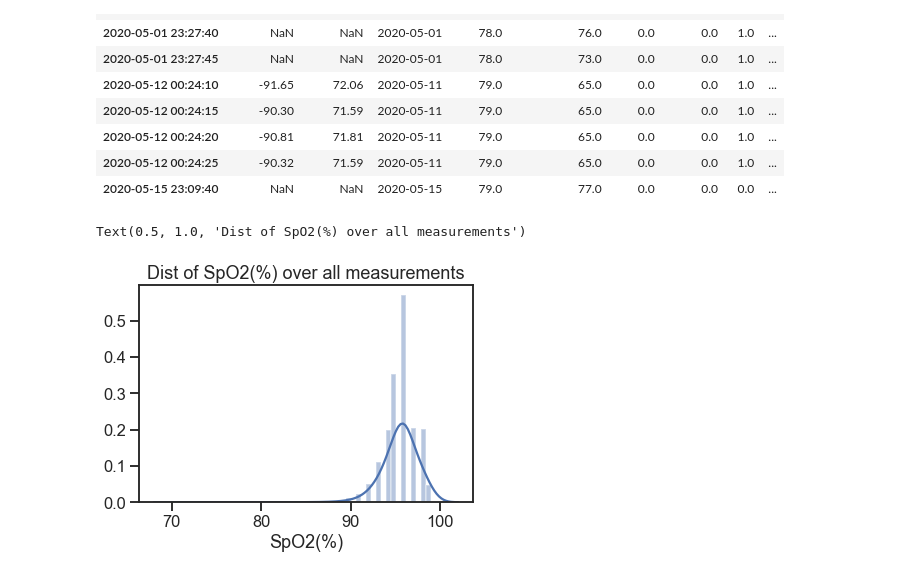
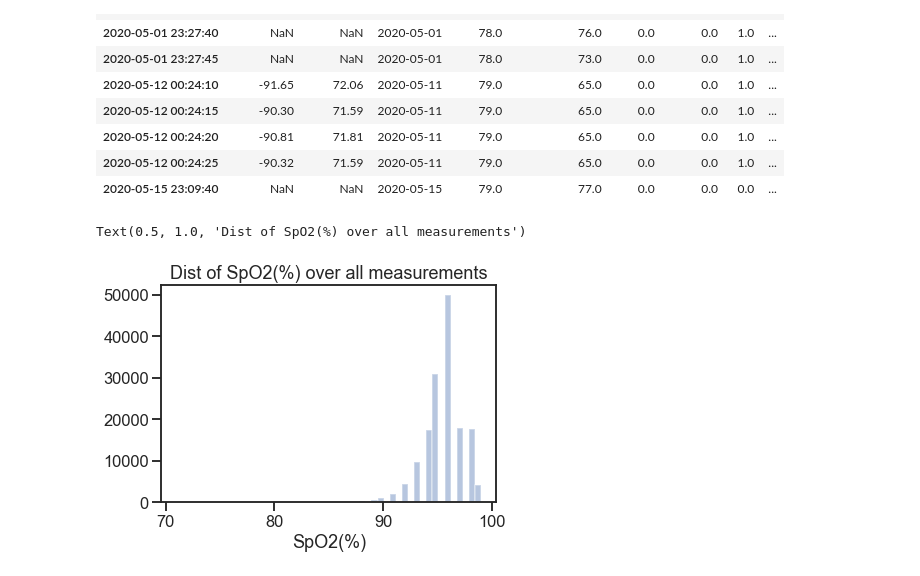
Before and after one commit to kimberlymcm/digitalhealth_project, a Jupyter notebook: src/Frequency of O2 below 80.ipynb, the cells around one changed output. Drawn from its saved outputs; the diff is of its cells as text; code cells hidden in the pictures.

```diff
--- a/src/Frequency of O2 below 80.ipynb
+++ b/src/Frequency of O2 below 80.ipynb
@@ -78,8 +78,8 @@ df[df["below_80"] == 1]
 | 2020-05-12 00:24:25 | -90.32 | 71.59 | 2020-05-11 | 79.0 | 65.0 | 0.0 | 0.0 | 1.0 | ... |
 | 2020-05-15 23:09:40 | NaN | NaN | 2020-05-15 | 79.0 | 77.0 | 0.0 | 0.0 | 0.0 | ... |
 # %%
-ax = sns.distplot(df["SpO2(%)"], kde=True, kde_kws={'bw': 1})
+ax = sns.distplot(df["SpO2(%)"], kde=False)
 ax.set_title("Dist of SpO2(%) over all measurements")
 # %% [output]
 Text(0.5, 1.0, 'Dist of SpO2(%) over all measurements')
-[figure, old version]
+[figure, new version]
```
Also changed, not shown: 2 other files.
